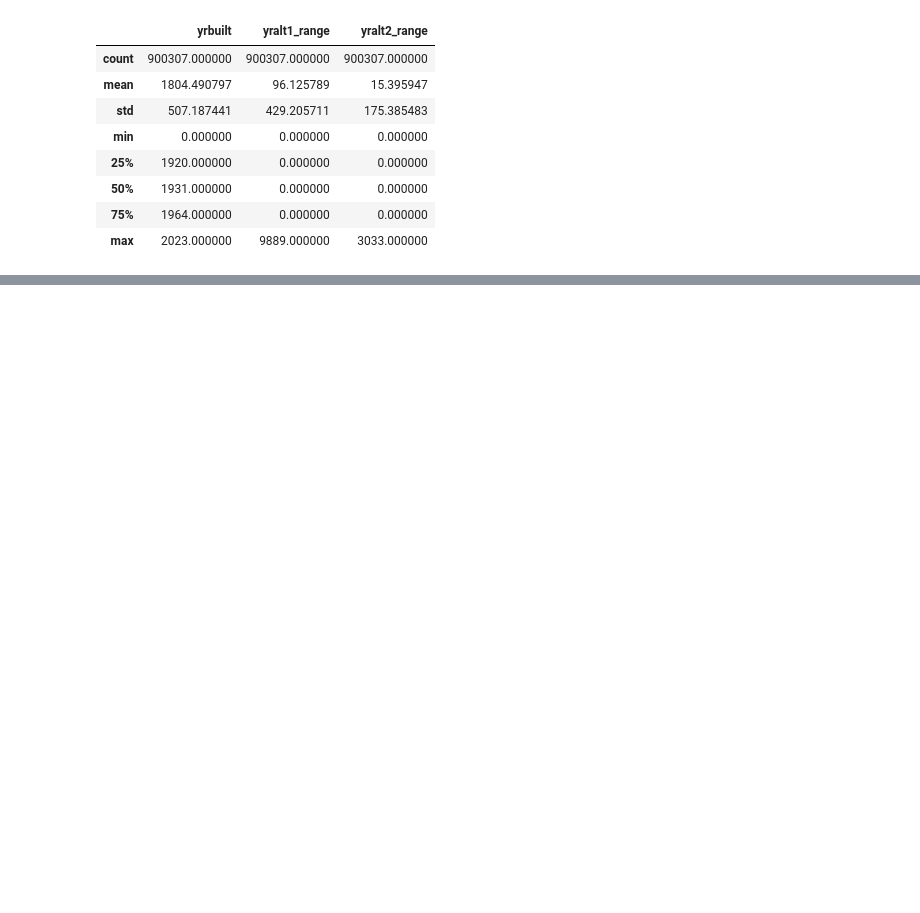
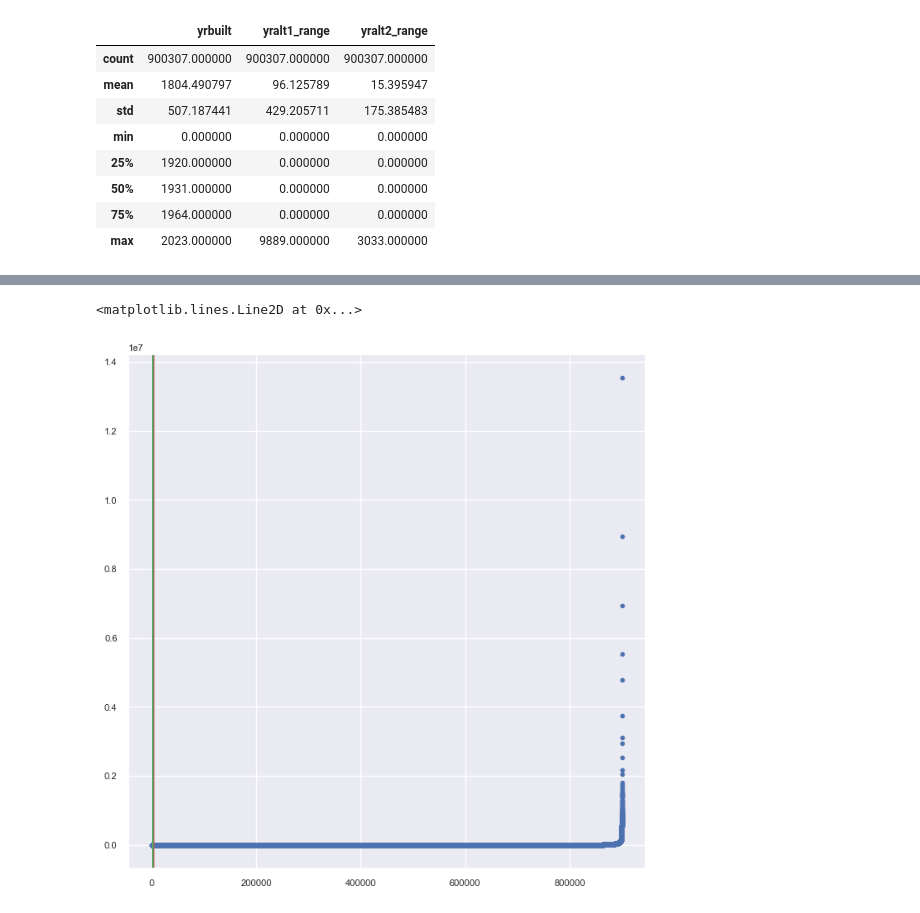
Before and after one commit to kmazurczyk/AirBnB-Price-Predictor, a Jupyter notebook: notebooks/PropertyValuation_EDA.ipynb, the cells around one changed output, grey strips where cells are left out. Drawn from its saved outputs; the diff is of its cells as text; code cells hidden in the pictures; blank space fills up the shorter version.

```diff
--- a/notebooks/PropertyValuation_EDA.ipynb
+++ b/notebooks/PropertyValuation_EDA.ipynb
@@ -340,7 +236,0 @@ dtype: int64
-# %%
-# nullify zeroes in columns where a zero value wouldn't make sense
-cols = ['units','coop_apts','zip_code']
-df.replace(0, np.nan, inplace=True)
-
-# confirm null counts went up
-df.info()
@@ -441,16 +236,0 @@ df.loc[df['newdrop']==1].head()
-# %%
-# Zoning Code to Category
-
-def extract_zone(zone):
-    return str.split(zone,'-')[0][1:]
-
-def categorize_density(zone):
-    if int(zone) <= 5:
-        return 'low_density'
-    elif int(zone) > 5:
-        return 'high_density'
-    else:
-        return Null
-
-df['density'] = df['zoning'].map(lambda x: extract_zone(x))
-df['density'].unique()
@@ -466,0 +245,13 @@ array(['8', '7', '7A', '8A', '9', '8B', '7B', '8X', '6', '10', '6A', '9X',
+# %%
+df['land_area_is_zero'] = (df['land_area'] == 0)
+df['gross_sqft_is_zero'] = (df['gross_sqft'] == 0)
+df['curmkttot_is_zero'] = (df['curmkttot'] == 0)
+
+pivot = pd.pivot_table(
+    df,
+    values=['land_area_is_zero','gross_sqft_is_zero','curmkttot_is_zero','curmkttot'],
+    index=['classification','description'],
+    aggfunc={'land_area_is_zero':'sum','gross_sqft_is_zero':'sum','curmkttot_is_zero':'sum','curmkttot':'mean'}
+)
+
+pivot.sort_values(['gross_sqft_is_zero','land_area_is_zero'],ascending=False).head(10)
@@ -466,0 +271,3 @@ array(['8', '7', '7A', '8A', '9', '8B', '7B', '8X', '6', '10', '6A', '9X',
+# %%
+df = df.loc[df['classification'] != 'VACANT LAND',:]
+df = df.loc[df['description'] != 'CONDO; COMML.UNIT OF 2-10 UNIT BLDG.',:]
@@ -466,0 +289,8 @@ array(['8', '7', '7A', '8A', '9', '8B', '7B', '8X', '6', '10', '6A', '9X',
+# %%
+%matplotlib inline
+plt.scatter(x=df['gross_sqft'].index, y=df['gross_sqft'].sort_values(),marker='.')
+plt.axvline(x=df['gross_sqft'].mean(),color='r')
+plt.axvline(x=df['gross_sqft'].median(),color='g')
+# %% [output]
+<matplotlib.lines.Line2D at 0x...>
+[figure, added]
```
Also changed, not shown: parts of 112 cells of this notebook, 1 other file.
